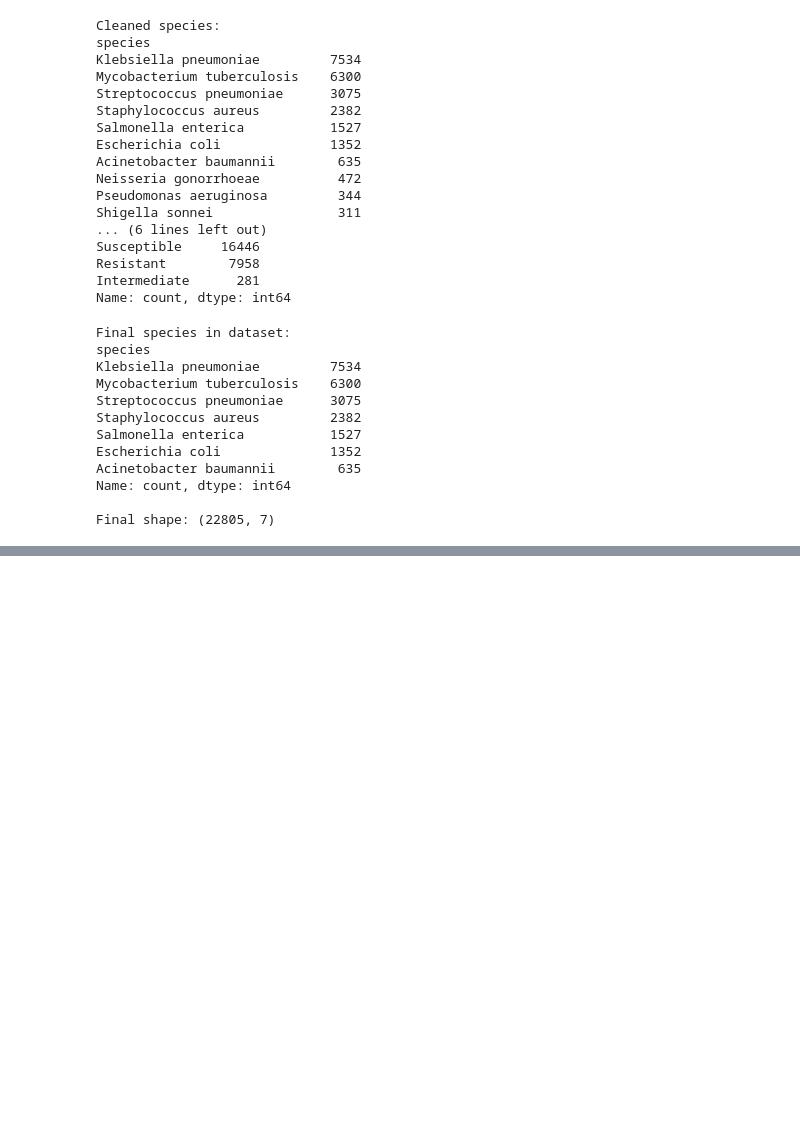
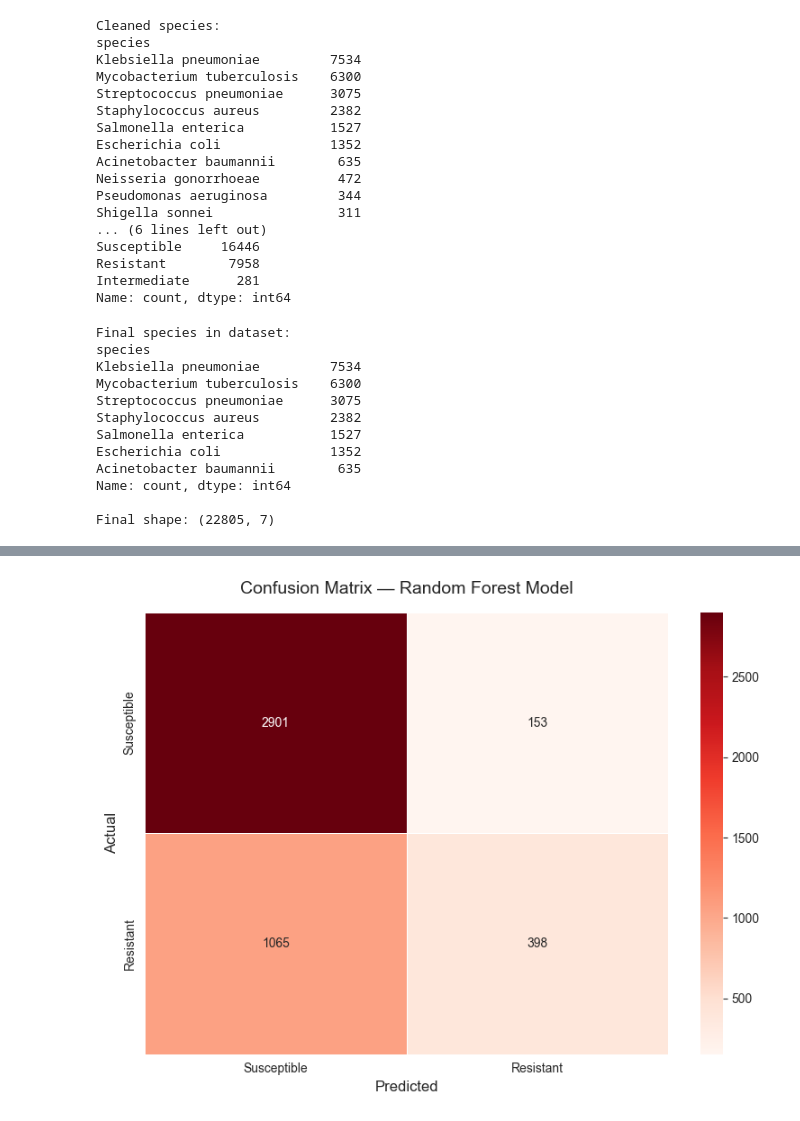
Before and after one commit to harshitpatel-cloud/amr-resistance-prediction, a Jupyter notebook: amr_analysis.ipynb, the cells around one changed output, grey strips where cells are left out. Cells and saved outputs as stored; diff of their text form; code cells hidden in the pictures; blank space fills up the shorter version.

Commit message:
Final version with ML model and markdowns

```diff
--- a/amr_analysis.ipynb
+++ b/amr_analysis.ipynb
@@ -256,0 +423,20 @@ Plot 4 done!
+# %%
+# Training the model
+X = df_ml[["species_enc", "antibiotic_enc", "method_enc", "standard_enc"]]
+y = df_ml["target"]
+
+X_train, X_test, y_train, y_test = train_test_split(
+    X, y, test_size=0.2, random_state=42, stratify=y
+)
+
+print(f"Training samples: {len(X_train)}")
+print(f"Testing samples: {len(X_test)}")
+
+rf_model = RandomForestClassifier(
+    n_estimators=100,
+    max_depth=10,
+    random_state=42,
+    n_jobs=-1
+)
+rf_model.fit(X_train, y_train)
+print("\nModel trained successfully!")
@@ -256,0 +448,9 @@ Plot 4 done!
+# %%
+# Evaluating the model
+y_pred = rf_model.predict(X_test)
+accuracy = accuracy_score(y_test, y_pred)
+
+print(f"Model Accuracy: {accuracy * 100:.2f}%")
+print("\nClassification Report:")
+print(classification_report(y_test, y_pred,
+      target_names=["Susceptible", "Resistant"]))
@@ -256,0 +469,18 @@ Plot 4 done!
+# %%
+# Confusion matrix
+
+cm = confusion_matrix(y_test, y_pred)
+
+plt.figure(figsize=(8, 6))
+sns.heatmap(cm, annot=True, fmt="d", cmap="Reds",
+            xticklabels=["Susceptible", "Resistant"],
+            yticklabels=["Susceptible", "Resistant"],
+            linewidths=0.5)
+plt.title("Confusion Matrix — Random Forest Model", fontsize=14, pad=15)
+plt.ylabel("Actual", fontsize=12)
+plt.xlabel("Predicted", fontsize=12)
+plt.tight_layout()
+plt.savefig("confusion_matrix.png", dpi=150)
+plt.show()
+# %% [output]
+[figure, added]
```
Also changed, not shown: parts of 24 cells of this notebook.
